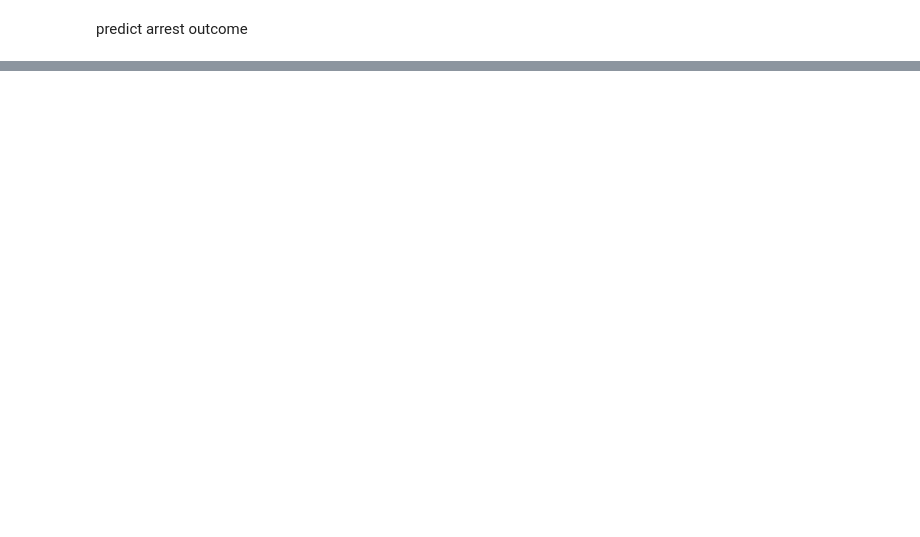
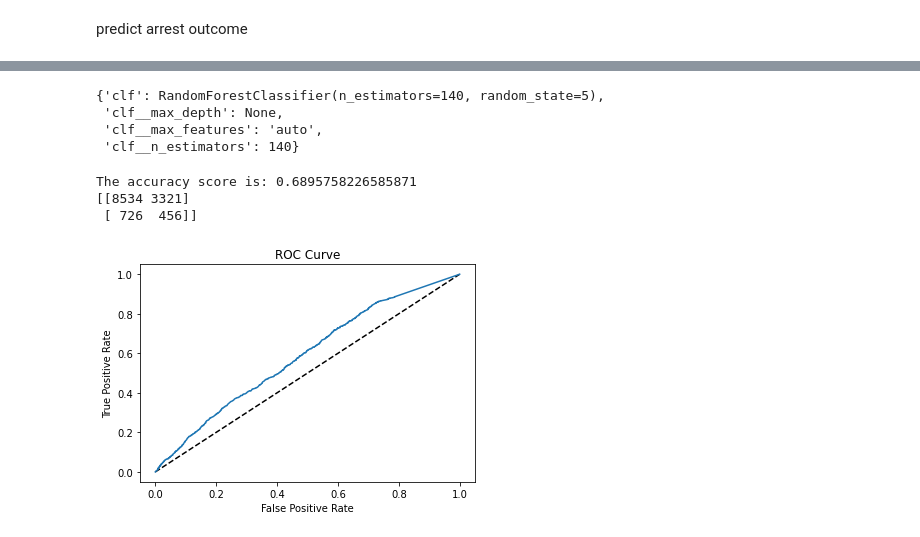
Before and after one commit to shadel96/dsc-Terry_Stops_Analysis, a Jupyter notebook: terry_models.ipynb, the cells around one changed output, grey strips where cells are left out. Saved outputs shown, nothing was run; the diff lists cells and outputs as text; code cells hidden in the pictures; blank space fills up the shorter version.

```diff
--- a/terry_models.ipynb
+++ b/terry_models.ipynb
@@ -151,0 +334,39 @@ feature selection - lasso
+# %%
+cv.best_params_
+# %% [output]
+{'clf': RandomForestClassifier(n_estimators=140, random_state=5),
+ 'clf__max_depth': None,
+ 'clf__max_features': 'auto',
+ 'clf__n_estimators': 140}
+# %%
+#predict on the test set
+y_pred = cv.predict(X_test)
+
+#capture the prediction probabilities
+y_predict_proba = cv.predict_proba(X_test)[:,1]
+# %%
+#scoring metrics
+acc_score = cv.score(X_test, y_test)
+
+print('The accuracy score is: {}'.format(acc_score))
+
+
+#print the confusion matrix and classification report from the best model
+print(confusion_matrix(y_test, y_pred))
+# %% [output]
+The accuracy score is: 0.6895758226585871
+[[8534 3321]
+ [ 726  456]]
+# %%
+# Generate ROC curve values fpr, tpr, thresholds
+fpr, tpr, thresholds = roc_curve(y_test, y_predict_proba)
+
+# Plot ROC curve
+_=plt.plot([0, 1], [0, 1], 'k--')
+_=plt.plot(fpr, tpr)
+_=plt.xlabel('False Positive Rate')
+_=plt.ylabel('True Positive Rate')
+_=plt.title('ROC Curve')
+plt.show()
+# %% [output]
+[figure, added]
```
Also changed, not shown: parts of 35 cells of this notebook, 2 other files.
